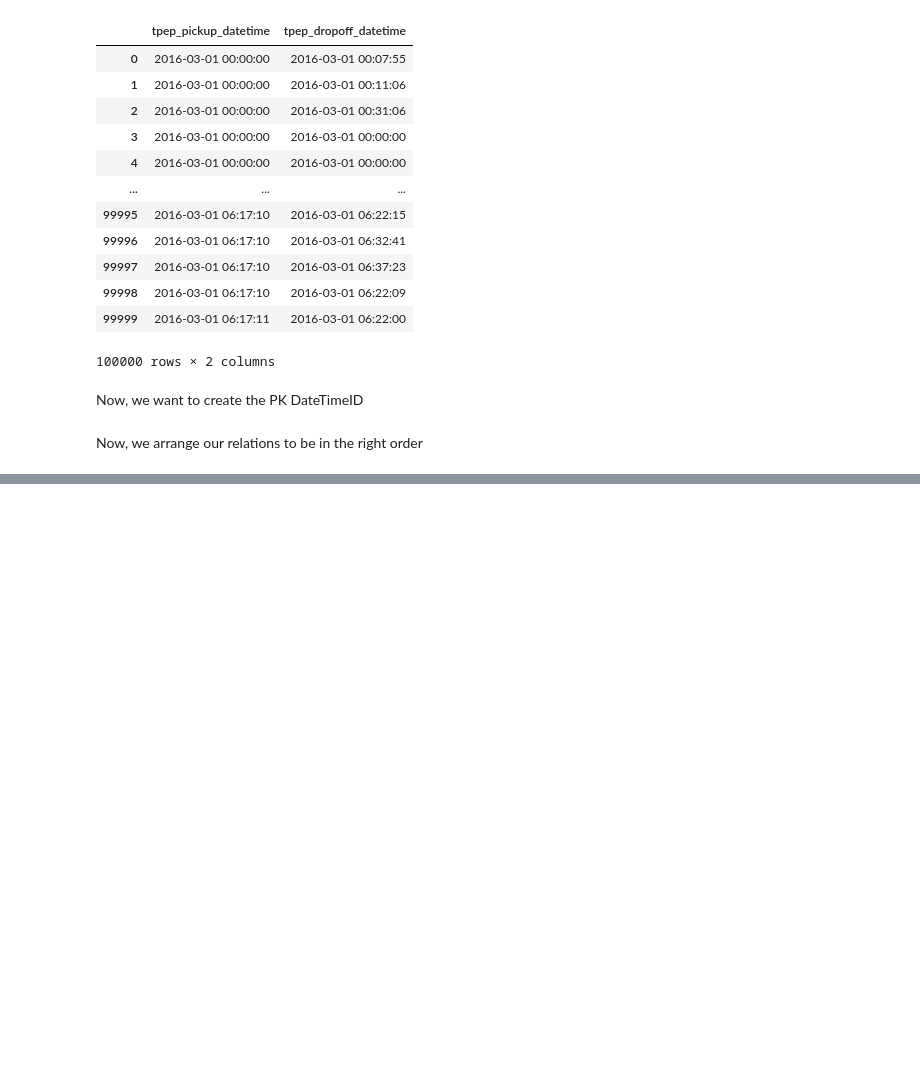
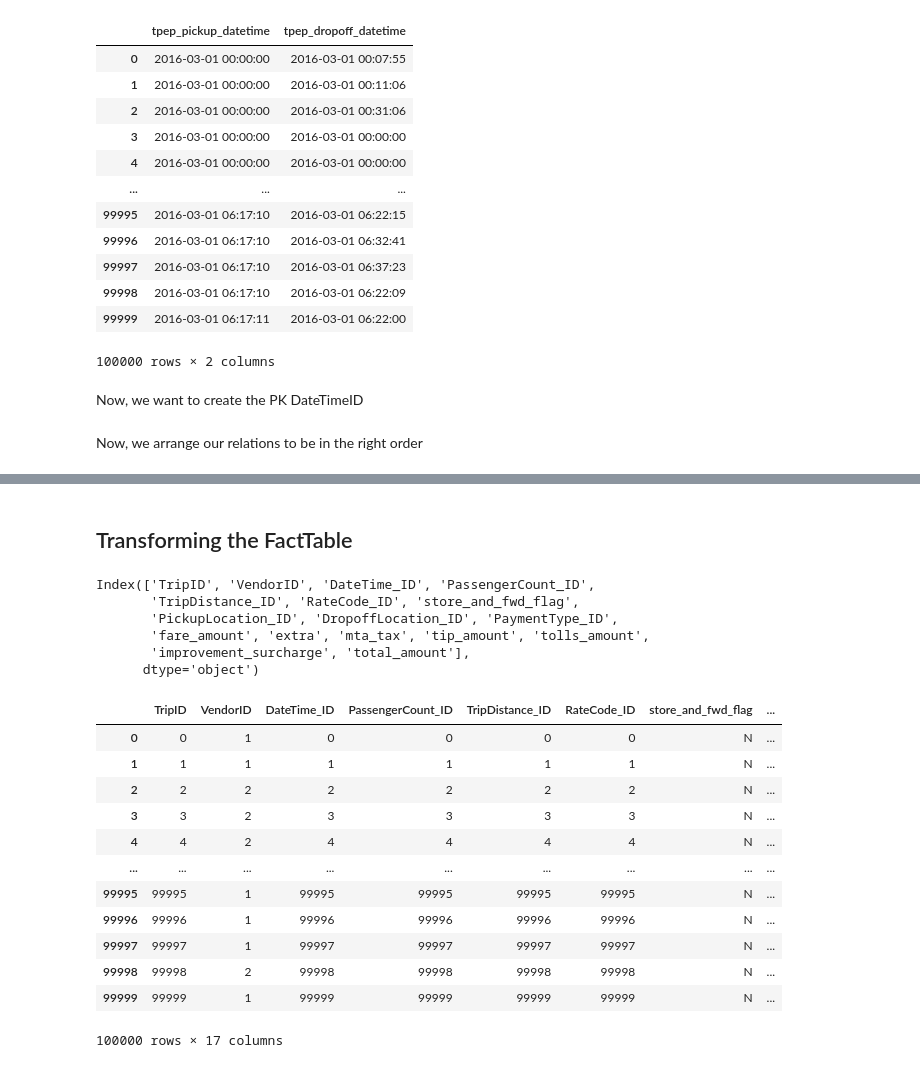
Before and after one commit to KokYenZein/NYC-TLC-Data-Analysis, a Jupyter notebook: NYC TLC Data Pipeline.ipynb, the cells around one changed output, grey strips where cells are left out. Drawn from its saved outputs; the diff is of its cells as text; code cells hidden in the pictures; blank space fills up the shorter version.

```diff
--- a/NYC TLC Data Pipeline.ipynb
+++ b/NYC TLC Data Pipeline.ipynb
@@ -131,0 +261,4 @@ DateTime
+# %%
+DropoffLocation = df[["dropoff_longitude", "dropoff_latitude"]].reset_index(drop=True)
+DropoffLocation["DropoffLocation_ID"] = DropoffLocation.index
+DropoffLocation = DropoffLocation[["DropoffLocation_ID", "dropoff_longitude", "dropoff_latitude"]]
@@ -131,0 +296,14 @@ DateTime
+# %%
+RateCode_type = {
+    1:"Standard rate",
+    2:"JFK",
+    3:"Newark",
+    4:"Nassau or Westchester",
+    5:"Negotiated fare",
+    6:"Group ride"
+}
+
+RateCode = df[["RatecodeID"]].reset_index(drop=True)
+RateCode["RateCode_ID"] = RateCode.index
+RateCode["Ratecode_name"] = RateCode["RatecodeID"].map(RateCode_type)
+RateCode = RateCode[["RateCode_ID", "RatecodeID", "Ratecode_name"]]
@@ -131,0 +341,14 @@ DateTime
+# %%
+PaymentType_type = {
+    1:"Credit card",
+    2:"Cash",
+    3:"No charge",
+    4:"Dispute",
+    5:"Unknown",
+    6:"Voided trip"
+}
+
+PaymentType = df[["payment_type"]].reset_index(drop=False)
+PaymentType["PaymentType_ID"] = PaymentType.index
+PaymentType["payment_type_name"] = PaymentType["payment_type"].map(PaymentType_type)
+PaymentType = PaymentType[["PaymentType_ID", "payment_type", "payment_type_name"]]
@@ -131,0 +384,38 @@ DateTime
+# %% [markdown]
+## Transforming the FactTable
+# %%
+FactTable = df.merge(DateTime, left_on="TripID", right_on="DateTime_ID") \
+            .merge(PassengerCount, left_on="TripID", right_on="PassengerCount_ID") \
+            .merge(TripDistance, left_on="TripID", right_on="TripDistance_ID") \
+            .merge(PickupLocation, left_on="TripID", right_on="PickupLocation_ID") \
+            .merge(DropoffLocation, left_on="TripID", right_on="DropoffLocation_ID") \
+            .merge(RateCode, left_on="TripID", right_on="RateCode_ID") \
+            .merge(PaymentType, left_on="TripID", right_on="PaymentType_ID") \
+            [["TripID", "VendorID", "DateTime_ID", "PassengerCount_ID", "TripDistance_ID",
+             "RateCode_ID", "store_and_fwd_flag", "PickupLocation_ID", "DropoffLocation_ID", "PaymentType_ID",
+             "fare_amount", "extra", "mta_tax", "tip_amount", "tolls_amount", "improvement_surcharge", "total_amount"]]
+# %%
+FactTable.columns
+# %% [output]
+Index(['TripID', 'VendorID', 'DateTime_ID', 'PassengerCount_ID',
+       'TripDistance_ID', 'RateCode_ID', 'store_and_fwd_flag',
+       'PickupLocation_ID', 'DropoffLocation_ID', 'PaymentType_ID',
+       'fare_amount', 'extra', 'mta_tax', 'tip_amount', 'tolls_amount',
+       'improvement_surcharge', 'total_amount'],
+      dtype='object')
+# %%
+FactTable
+# %% [output]
+|  | TripID | VendorID | DateTime_ID | PassengerCount_ID | TripDistance_ID | RateCode_ID | store_and_fwd_flag | ... |
+| 0 | 0 | 1 | 0 | 0 | 0 | 0 | N | ... |
+| 1 | 1 | 1 | 1 | 1 | 1 | 1 | N | ... |
+| 2 | 2 | 2 | 2 | 2 | 2 | 2 | N | ... |
+| 3 | 3 | 2 | 3 | 3 | 3 | 3 | N | ... |
+| 4 | 4 | 2 | 4 | 4 | 4 | 4 | N | ... |
+| ... | ... | ... | ... | ... | ... | ... | ... | ... |
+| 99995 | 99995 | 1 | 99995 | 99995 | 99995 | 99995 | N | ... |
+| 99996 | 99996 | 1 | 99996 | 99996 | 99996 | 99996 | N | ... |
+| 99997 | 99997 | 1 | 99997 | 99997 | 99997 | 99997 | N | ... |
+| 99998 | 99998 | 2 | 99998 | 99998 | 99998 | 99998 | N | ... |
+| 99999 | 99999 | 1 | 99999 | 99999 | 99999 | 99999 | N | ... |
+100000 rows × 17 columns
```
Also changed, not shown: parts of 27 cells of this notebook.
